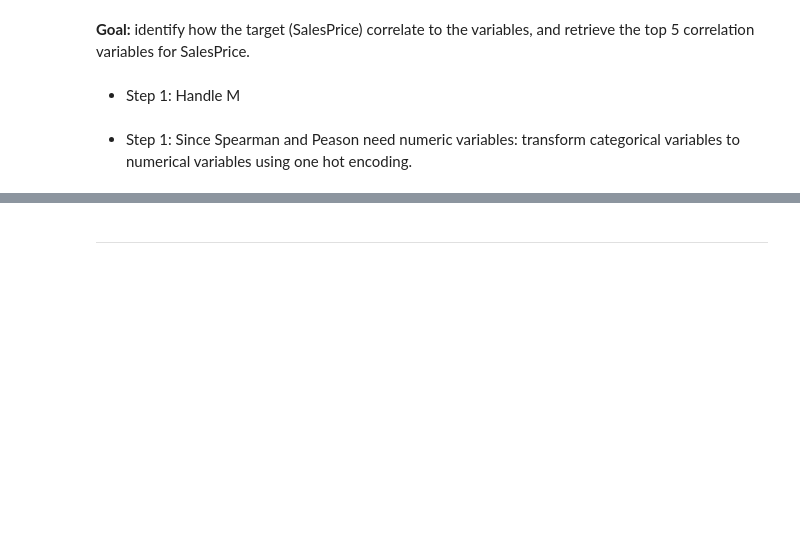
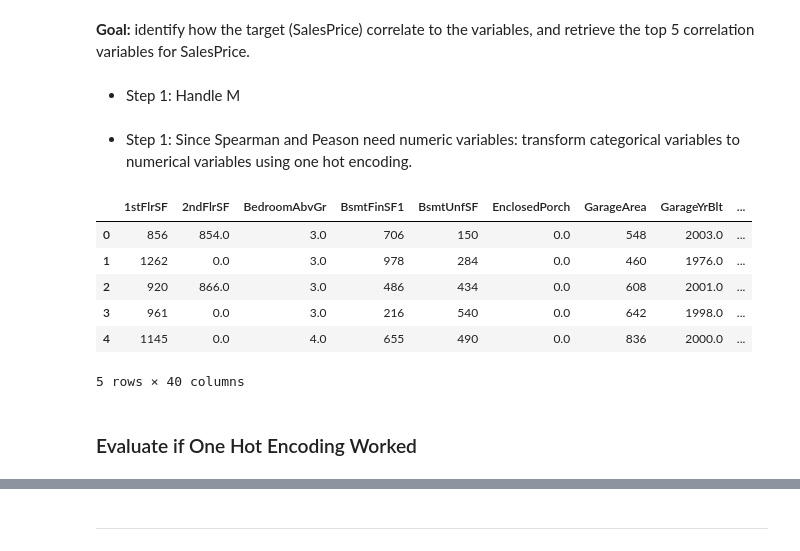
Before and after one commit to ParedesGab/PP5-heritage-housing-issues, a Jupyter notebook: jupyter_notebooks/House Sales Price Study.ipynb, the cells around one changed output, grey strips where cells are left out. Cells and saved outputs as stored; diff of their text form; code cells hidden in the pictures; blank space fills up the shorter version.

```diff
--- a/jupyter_notebooks/House Sales Price Study.ipynb
+++ b/jupyter_notebooks/House Sales Price Study.ipynb
@@ -140,9 +266,19 @@ df_categ_and_numb_imputed.isnull().sum().to_frame(name="Is Null")
 # %%
 from feature_engine.encoding import OneHotEncoder
 one_hot_encoder = OneHotEncoder(variables=df_categ_and_numb_imputed.select_dtypes(include='object').columns.to_list(), drop_last=False)
 #one_hot_encoder = OneHotEncoder(variables=df.columns[df.dtypes=='object'].to_list(), drop_last=False)
 df_ohe = one_hot_encoder.fit_transform(df_categ_and_numb_imputed)
-df_ohe.tail()
+df_ohe.head()
+# %% [output]
+|  | 1stFlrSF | 2ndFlrSF | BedroomAbvGr | BsmtFinSF1 | BsmtUnfSF | EnclosedPorch | GarageArea | GarageYrBlt | ... |
+| 0 | 856 | 854.0 | 3.0 | 706 | 150 | 0.0 | 548 | 2003.0 | ... |
+| 1 | 1262 | 0.0 | 3.0 | 978 | 284 | 0.0 | 460 | 1976.0 | ... |
+| 2 | 920 | 866.0 | 3.0 | 486 | 434 | 0.0 | 608 | 2001.0 | ... |
+| 3 | 961 | 0.0 | 3.0 | 216 | 540 | 0.0 | 642 | 1998.0 | ... |
+| 4 | 1145 | 0.0 | 4.0 | 655 | 490 | 0.0 | 836 | 2000.0 | ... |
+5 rows × 40 columns
+# %% [markdown]
+### Evaluate if One Hot Encoding Worked
 # %%
 categorical_variables = df_ohe.select_dtypes(include='object').columns.to_list()
 categorical_variables
```
Also changed, not shown: parts of 21 cells of this notebook.
